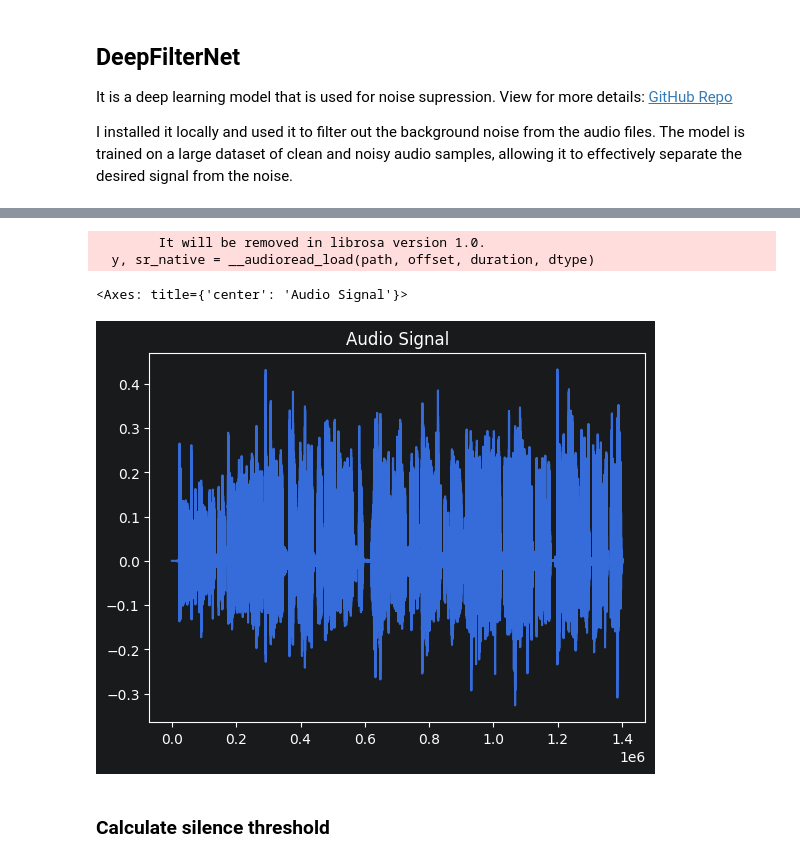
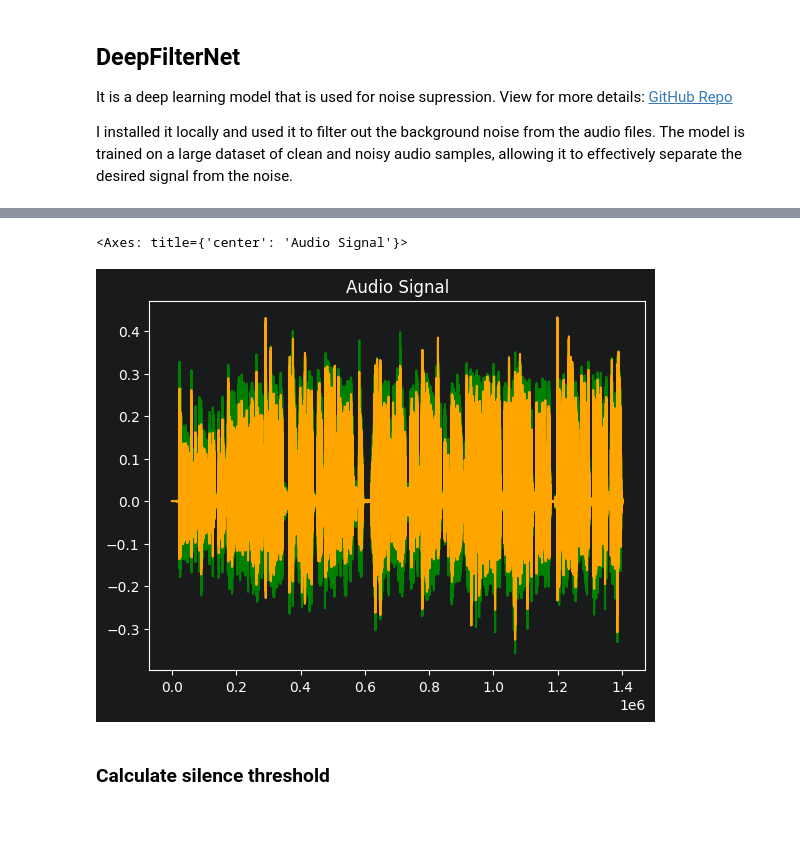
Before and after one commit to seiferla/als-voice-cloning-evaluation, a Jupyter notebook: notebooks/data_preprocessing.ipynb, the cells around one changed output, grey strips where cells are left out. Cells and saved outputs as stored; diff of their text form; code cells hidden in the pictures; blank space fills up the shorter version.

Commit message:
Update `data_preprocessing.ipynb`: integrate audio filtering with `Pedalboard`, refine LUFS normalization, add limiter, adjust visualization, and enhance preprocessing logic.

```diff
--- a/notebooks/data_preprocessing.ipynb
+++ b/notebooks/data_preprocessing.ipynb
@@ -136,13 +108,13 @@ AUDIO-2021-08-16-08-21-22: -28.1 → -20.0 LUFS
 # %%
-y, sr = librosa.load('/Users/d0304693/Documents/fun/als-voice-cloning-evaluation/data/DeepFilterNet/AUDIO-2021-07-30-06-44-26.wav')
+y, sr = librosa.load('/Users/d0304693/Documents/fun/als-voice-cloning-evaluation/data/DeepFilterNet/lufus/AUDIO-2021-07-30-06-44-26.wav')
 
-y1, sr1 = librosa.load('/Users/d0304693/Documents/fun/als-voice-cloning-evaluation/data/m4a/AUDIO-2021-07-30-06-44-26.m4a')
+y1, sr1 = librosa.load('/Users/d0304693/Documents/fun/als-voice-cloning-evaluation/data/DeepFilterNet/AUDIO-2021-07-30-06-44-26.wav')
 
-pd.Series(y).plot(title='Audio Signal')
+pd.Series(y).plot(title='Audio Signal', color='green')
+
+pd.Series(y1).plot(title='Audio Signal', color='orange')
 # %% [output]
-        It will be removed in librosa version 1.0.
-  y, sr_native = __audioread_load(path, offset, duration, dtype)
+<Axes: title={'center': 'Audio Signal'}>
-<Axes: title={'center': 'Audio Signal'}>
-[figure, old version]
+[figure, new version]
 # %%
 from pydub.silence import split_on_silence
```
Also changed, not shown: parts of 7 cells of this notebook.
